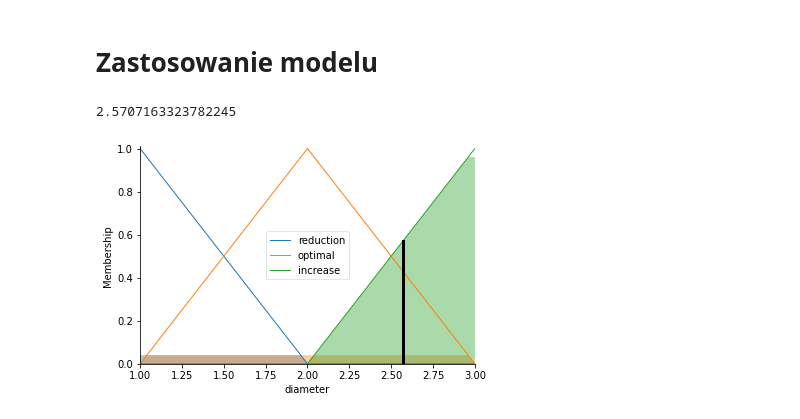
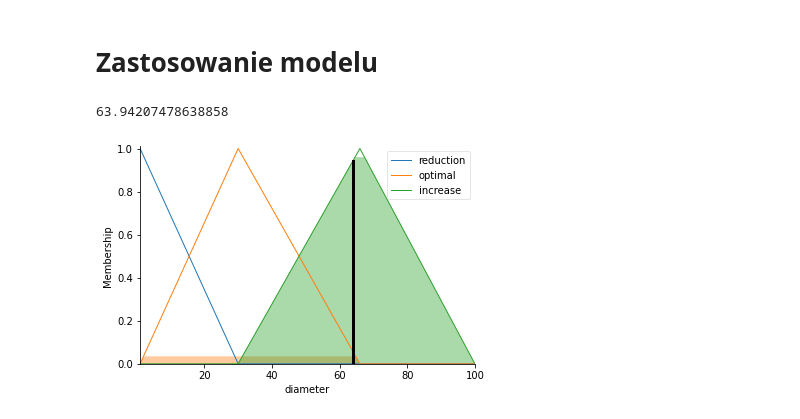
Before and after one commit to BuczynskiRafal/pipe_calculations, a Jupyter notebook: fuzzy logic.ipynb, the cells around one changed output. Saved outputs shown, nothing was run; the diff lists cells and outputs as text; code cells hidden in the pictures.

```diff
--- a/fuzzy logic.ipynb
+++ b/fuzzy logic.ipynb
@@ -208,9 +208,13 @@ diameter = ctrl.Consequent(np.arange(1, 4, 1), 'diameter')
 # %% [markdown]
 # Populate slope with membership functions.
 # %%
-slope['low'] = fuzz.trapmf(slope.universe, [i_min, i_min, i_min + 20, 50])
-slope['medium'] = fuzz.trapmf(slope.universe, [25, 40, 120, 150])
-slope['high'] = fuzz.trapmf(slope.universe, [100, 150, i_max, i_max])
+# slope['low'] = fuzz.trapmf(slope.universe, [i_min, i_min, i_min + 20, 50])
+# slope['medium'] = fuzz.trapmf(slope.universe, [25, 40, 120, 150])
+# slope['high'] = fuzz.trapmf(slope.universe, [100, 150, i_max, i_max])
+
+slope['low'] = fuzz.trimf(slope.universe, [i_min, i_min + 20, i_max / 2])
+slope['medium'] = fuzz.trimf(slope.universe, [25, i_max / 2, i_max])
+slope['high'] = fuzz.trimf(slope.universe, [i_max / 2, i_max, i_max])
 
 slope.view()
 # %% [output]
@@ -228,9 +232,9 @@ velocity.view()
 # %% [markdown]
 # Populate dimension
 # %%
-diameter['reduction'] = fuzz.trimf(diameter.universe, [1, 1, 1])
-diameter['optimal'] = fuzz.trimf(diameter.universe, [1, 2, 3])
-diameter['increase'] = fuzz.trimf(diameter.universe, [2, 3, 3])
+diameter['reduction'] = fuzz.trimf(diameter.universe, [1, 1, 30])
+diameter['optimal'] = fuzz.trimf(diameter.universe, [1, 30, 66])
+diameter['increase'] = fuzz.trimf(diameter.universe, [30, 66, 100])
 
 diameter.view()
 # %% [output]
@@ -238,30 +242,35 @@ diameter.view()
 # %% [markdown]
 # Define rules
 # %%
-r1 = ctrl.Rule(slope['low'] & velocity['low'] | velocity['medium'], diameter['reduction'])
-r2 = ctrl.Rule(slope['low'] & velocity['high'] | velocity['medium'], diameter['optimal'])
+r1 = ctrl.Rule(slope['low'] & velocity['low'] , diameter['reduction'])
+r2 = ctrl.Rule(slope['low'] & velocity['medium'], diameter['reduction'])
+
 r3 = ctrl.Rule(slope['medium'] & velocity['medium'], diameter['optimal'])
-r4 = ctrl.Rule(slope['high'] & velocity['high'] | slope['medium'], diameter['increase'])
+r4 = ctrl.Rule(slope['medium'] & velocity['low'], diameter['optimal'])
+
+r5 = ctrl.Rule(slope['low'] & velocity['high'], diameter['increase'])
+r6 = ctrl.Rule(slope['medium'] & velocity['high'], diameter['increase'])
+r7 = ctrl.Rule(slope['high'] & velocity['high'], diameter['increase'])
 # %% [markdown]
 # Create model
 # %%
 # Model  rozmyty w oparciu  o  trzy  reguły
-diameter_ctrl = ctrl.ControlSystem([r1, r2, r3, r4])
+diameter_ctrl = ctrl.ControlSystem([r1, r2, r3, r4, r5, r6, r7])
 
 # Obliczenie wyjść (symulacja systemu) dla obiektu diameter_ctrl
 diameters = ctrl.ControlSystemSimulation(diameter_ctrl)
 # %% [markdown]
 # Zastosowanie modelu
 # %%
-diameters.input['slope'] = 150
+diameters.input['slope'] = 226
 diameters.input['velocity'] = 5
 
 diameters.compute()
 print(diameters.output['diameter'])
 diameter.view(sim=diameters)
 # %% [output]
-2.5707163323782245
+63.94207478638858
-[figure, old version]
+[figure, new version]
 # %%
 s = np.arange(i_min, i_max + 1, 1)
 v = np.arange(v_min, v_max + 0.1, 0.1)
```
Also changed, not shown: parts of 5 cells of this notebook.
